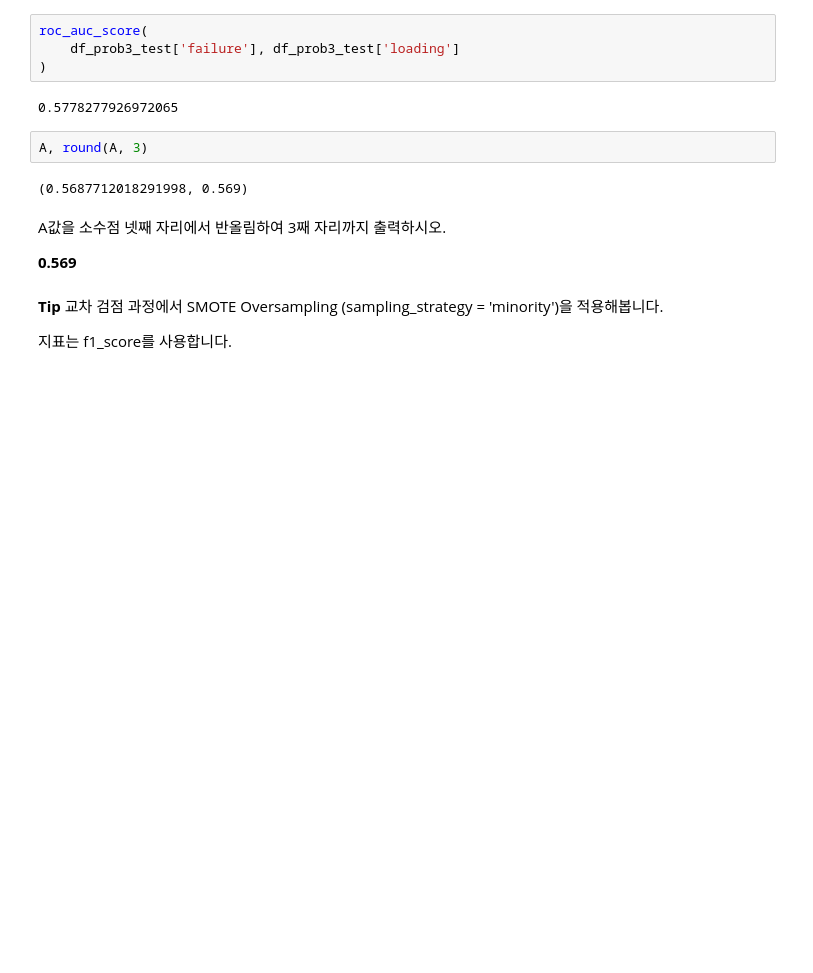
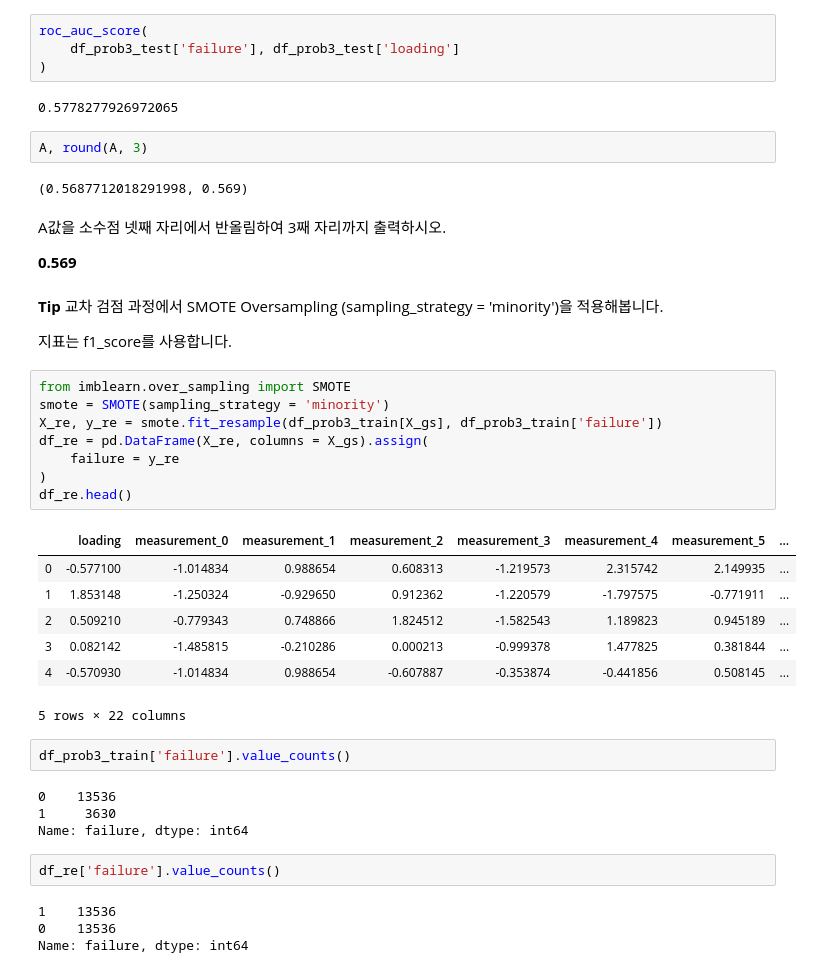
Before and after one commit to sunkusun9/DS_lv3_2506_2, a Jupyter notebook: sec_ds_lv3_prob1_prob.ipynb, the cells around one changed output. Cells and saved outputs as stored; diff of their text form; blank space fills up the shorter version.

```diff
--- a/sec_ds_lv3_prob1_prob.ipynb
+++ b/sec_ds_lv3_prob1_prob.ipynb
@@ -1769,3 +2080,31 @@ A값을 소수점 넷째 자리에서 반올림하여 3째 자리까지 출력
 **Tip** 교차 검점 과정에서 SMOTE Oversampling (sampling_strategy = 'minority')을 적용해봅니다.
 
 지표는 f1_score를 사용합니다.
+# %%
+from imblearn.over_sampling import SMOTE
+smote = SMOTE(sampling_strategy = 'minority')
+X_re, y_re = smote.fit_resample(df_prob3_train[X_gs], df_prob3_train['failure'])
+df_re = pd.DataFrame(X_re, columns = X_gs).assign(
+    failure = y_re
+)
+df_re.head()
+# %% [output]
+|  | loading | measurement_0 | measurement_1 | measurement_2 | measurement_3 | measurement_4 | measurement_5 | ... |
+| 0 | -0.577100 | -1.014834 | 0.988654 | 0.608313 | -1.219573 | 2.315742 | 2.149935 | ... |
+| 1 | 1.853148 | -1.250324 | -0.929650 | 0.912362 | -1.220579 | -1.797575 | -0.771911 | ... |
+| 2 | 0.509210 | -0.779343 | 0.748866 | 1.824512 | -1.582543 | 1.189823 | 0.945189 | ... |
+| 3 | 0.082142 | -1.485815 | -0.210286 | 0.000213 | -0.999378 | 1.477825 | 0.381844 | ... |
+| 4 | -0.570930 | -1.014834 | 0.988654 | -0.607887 | -0.353874 | -0.441856 | 0.508145 | ... |
+5 rows × 22 columns
+# %%
+df_prob3_train['failure'].value_counts()
+# %% [output]
+0    13536
+1     3630
+Name: failure, dtype: int64
+# %%
+df_re['failure'].value_counts()
+# %% [output]
+1    13536
+0    13536
+Name: failure, dtype: int64
```
Also changed, not shown: parts of 23 cells of this notebook.
